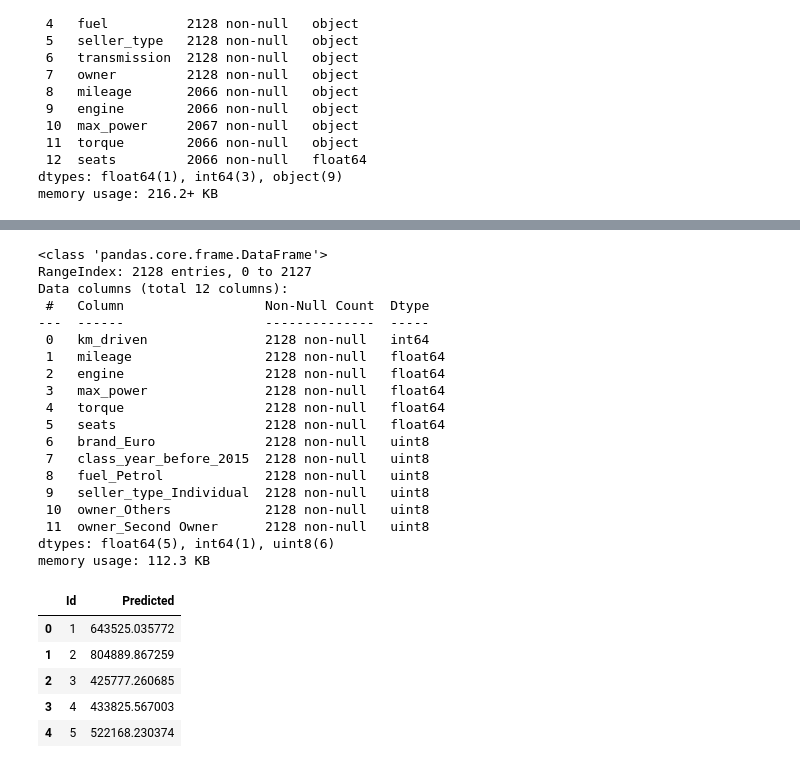
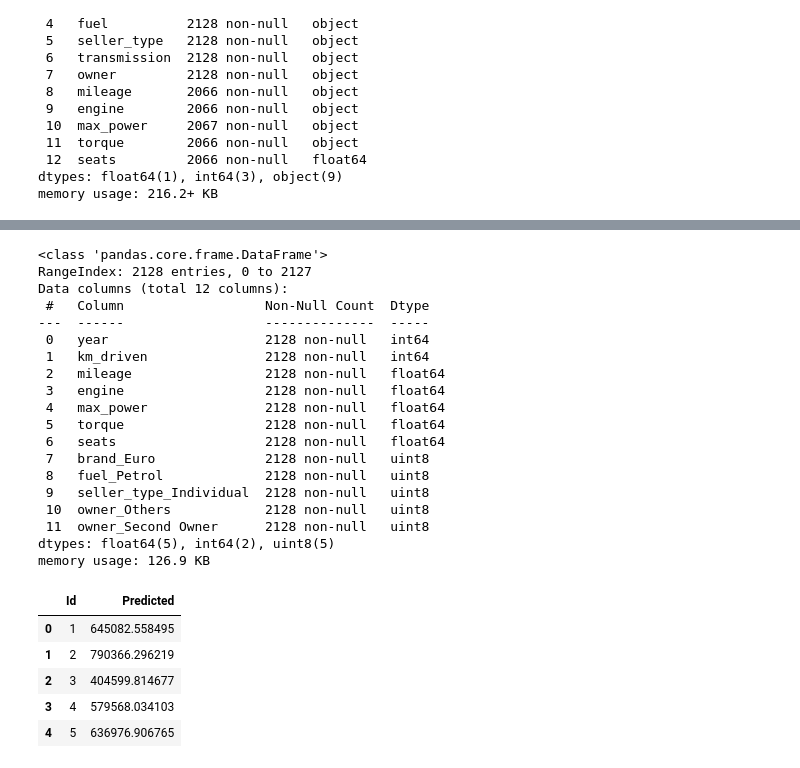
Before and after one commit to KieuSonTung/Data_Preparation, a Jupyter notebook: DataPreparationFinal/Data_Preparation_Final_LGBM.ipynb, the cells around one changed output, grey strips where cells are left out. Cells and saved outputs as stored; diff of their text form; code cells hidden in the pictures.

```diff
--- a/DataPreparationFinal/Data_Preparation_Final_LGBM.ipynb
+++ b/DataPreparationFinal/Data_Preparation_Final_LGBM.ipynb
@@ -534,4 +520,0 @@ memory usage: 363.2 KB
-# %%
-quynh = LGBMRegressor(n_estimators=700, num_leaves=50)
-quynh.fit(X_train,y_train)
-quynh.score(X_test,y_test)
@@ -539,0 +521,7 @@ quynh.score(X_test,y_test)
+# %%
+lgbt = LGBMRegressor()
+param = {'num_leaves': (10, 20, 30, 50), 'n_estimators': (500, 600, 800), 'criterion': ['rmse'],
+         'learning_rate': (0.01, 0.05, 0.1), 'num_leaves': (20, 30, 50), 'max_depth': (7, 9, 11, 15)}
+reg_test = GridSearchCV(lgbt, param)
+reg_test.fit(X_train, y_train)
+reg_test.best_estimator_
@@ -549,0 +539,11 @@ R-squared: 0.971725435910191
+# %%
+reg = LGBMRegressor(criterion='rmse', learning_rate=0.05, max_depth=90,
+              n_estimators=600, num_leaves=150)
+
+reg.fit(X_train, y_train)
+
+y_pred = reg.predict(X_test)
+
+print('MSE:', str(metrics.mean_squared_error(y_true=y_test, y_pred=y_pred)))
+print('RMSE:', str(metrics.mean_squared_error(y_true=y_test, y_pred=y_pred, squared=False)))
+print('R-squared:', str(reg.score(X_test, y_test)))
@@ -669,8 +673,8 @@ mean_torque = df[df.torque!=0].torque.mean()
 test.torque = test.torque.replace(0, mean_torque)
 
 # Final test dataset
-test.drop(columns={'Id', 'name', 'year', 'fuel', 'seller_type', 'transmission', 'owner', 'brand', 'class_year', 'rpm'}, inplace=True)
-ftest = pd.concat([test, Brand2, Year2, Fuel2, Seller2, Owner2], axis=1)
+test.drop(columns={'Id', 'name', 'fuel', 'seller_type', 'transmission', 'owner', 'brand', 'class_year', 'rpm'}, inplace=True)
+ftest = pd.concat([test, Brand2, Fuel2, Seller2, Owner2], axis=1)
 
 ftest.head()
 # %% [output]
@@ -688,30 +692,30 @@ RangeIndex: 2128 entries, 0 to 2127
 Data columns (total 12 columns):
  #   Column                  Non-Null Count  Dtype
 ---  ------                  --------------  -----
- 0   km_driven               2128 non-null   int64
- 1   mileage                 2128 non-null   float64
- 2   engine                  2128 non-null   float64
- 3   max_power               2128 non-null   float64
- 4   torque                  2128 non-null   float64
- 5   seats                   2128 non-null   float64
- 6   brand_Euro              2128 non-null   uint8
- 7   class_year_before_2015  2128 non-null   uint8
+ 0   year                    2128 non-null   int64
+ 1   km_driven               2128 non-null   int64
+ 2   mileage                 2128 non-null   float64
+ 3   engine                  2128 non-null   float64
+ 4   max_power               2128 non-null   float64
+ 5   torque                  2128 non-null   float64
+ 6   seats                   2128 non-null   float64
+ 7   brand_Euro              2128 non-null   uint8
  8   fuel_Petrol             2128 non-null   uint8
  9   seller_type_Individual  2128 non-null   uint8
  10  owner_Others            2128 non-null   uint8
  11  owner_Second Owner      2128 non-null   uint8
-dtypes: float64(5), int64(1), uint8(6)
-memory usage: 112.3 KB
+dtypes: float64(5), int64(2), uint8(5)
+memory usage: 126.9 KB
 # %%
-predicted = quynh.predict(ftest)
+predicted = reg.predict(ftest)
 Sample = pd.DataFrame(data={'Id': np.arange(1, ftest.shape[0]+1), 'Predicted': predicted})
 
 Sample.head()
 # %% [output]
 |  | Id | Predicted |
-| 0 | 1 | 643525.035772 |
-| 1 | 2 | 804889.867259 |
-| 2 | 3 | 425777.260685 |
-| 3 | 4 | 433825.567003 |
-| 4 | 5 | 522168.230374 |
+| 0 | 1 | 645082.558495 |
+| 1 | 2 | 790366.296219 |
+| 2 | 3 | 404599.814677 |
+| 3 | 4 | 579568.034103 |
+| 4 | 5 | 636976.906765 |
 # %%
```
Also changed, not shown: parts of 15 cells of this notebook.
